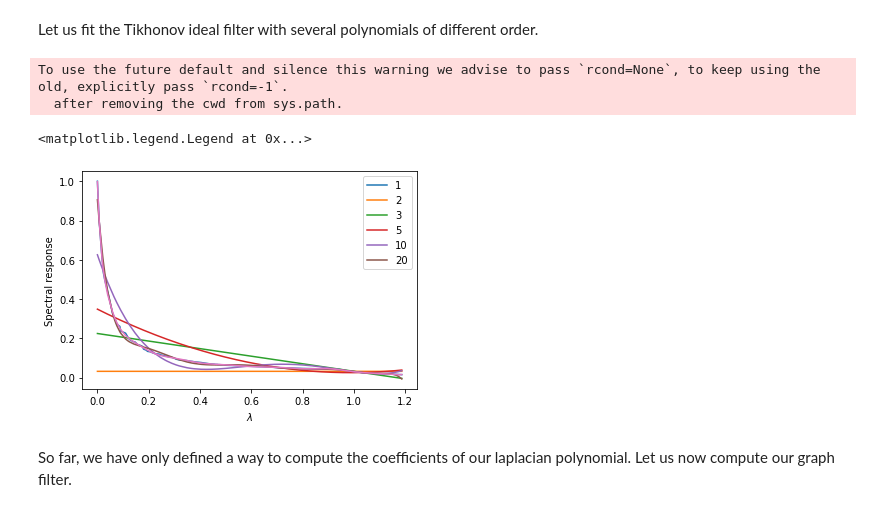
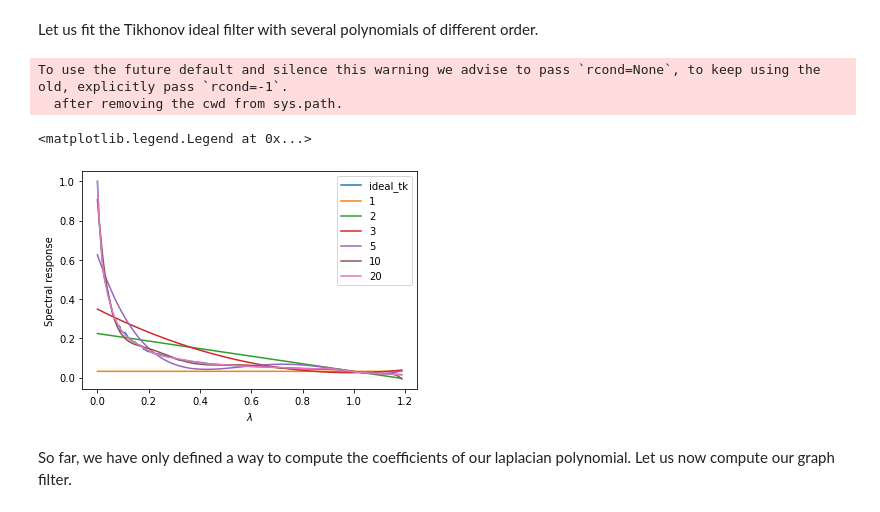
Before and after one commit to alielabridi/NTDS_2019, a Jupyter notebook: assignments/2_learning_with_graphs_jonas.ipynb, the cells around one changed output. Saved outputs shown, nothing was run; the diff lists cells and outputs as text; code cells hidden in the pictures.

Commit message:
Added Q17, changed polynomial_graph_filter

```diff
--- a/assignments/2_learning_with_graphs_jonas.ipynb
+++ b/assignments/2_learning_with_graphs_jonas.ipynb
@@ -642,20 +642,20 @@ def polynomial_graph_filter_response(coeff: np.array, lam: np.ndarray):
 # %% [markdown]
 Let us fit the Tikhonov ideal filter with several polynomials of different order.
 # %%
-plt.plot(lam, ideal_tk)
+plt.plot(lam, ideal_tk, label ='ideal_tk')
 orders = [1, 2, 3, 5, 10, 20]
 for order in orders:
     coeff_tk = fit_polynomial(lam, order, ideal_tk)
-    plt.plot(lam, polynomial_graph_filter_response(coeff_tk, lam))
+    plt.plot(lam, polynomial_graph_filter_response(coeff_tk, lam), label = order)
 
 plt.xlabel('$\lambda$')
 plt.ylabel('Spectral response')
-plt.legend(orders)
+plt.legend()
 # %% [output]
 To use the future default and silence this warning we advise to pass `rcond=None`, to keep using the old, explicitly pass `rcond=-1`.
   after removing the cwd from sys.path.
 <matplotlib.legend.Legend at 0x...>
-[figure, old version]
+[figure, new version]
 # %% [markdown]
 So far, we have only defined a way to compute the coefficients of our laplacian polynomial. Let us now compute our graph filter.
 # %%
```
Also changed, not shown: parts of 22 cells of this notebook.
